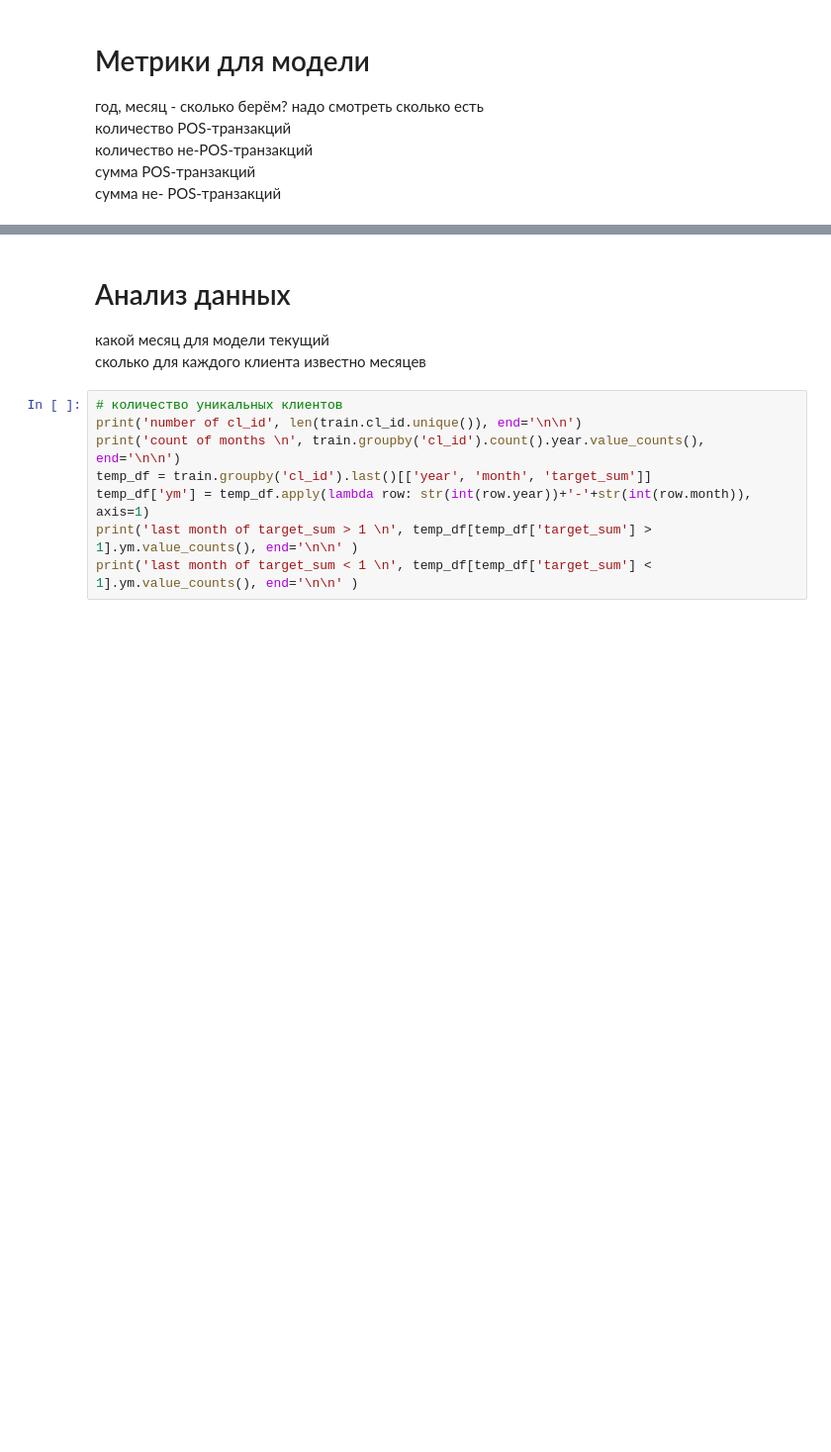
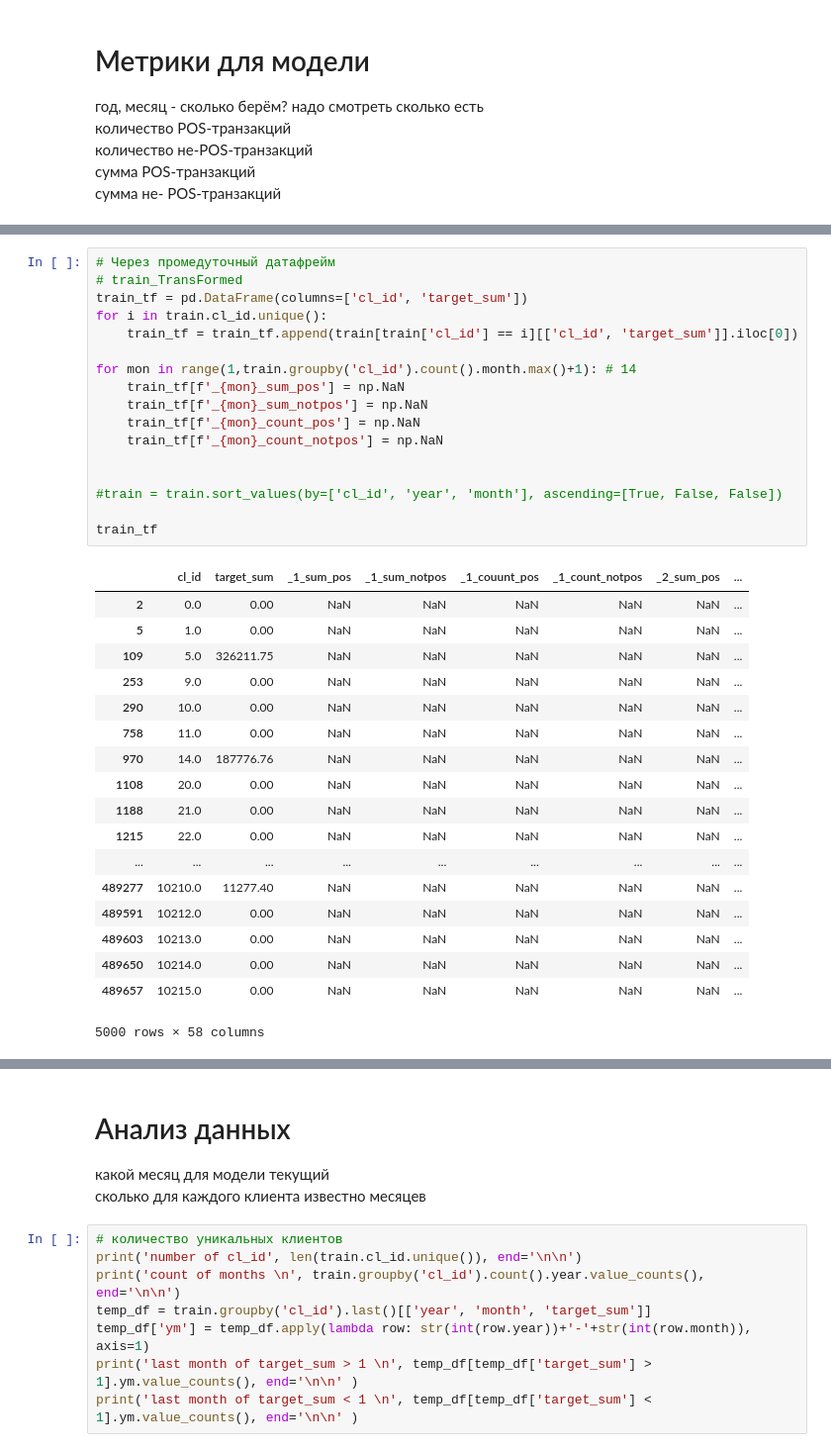
Before and after one commit to Hitriihoma/Machine-learning-course-task, a Jupyter notebook: Zubarev ML.ipynb, the cells around one changed output, grey strips where cells are left out. Shown: that part at 99% size. Saved outputs shown, nothing was run; the diff lists cells and outputs as text; blank space fills up the shorter version.

```diff
--- a/Zubarev ML.ipynb
+++ b/Zubarev ML.ipynb
@@ -137,0 +143,36 @@ train.head()
+# %%
+# Через промедуточный датафрейм
+# train_TransFormed
+train_tf = pd.DataFrame(columns=['cl_id', 'target_sum'])
+for i in train.cl_id.unique():
+    train_tf = train_tf.append(train[train['cl_id'] == i][['cl_id', 'target_sum']].iloc[0])
+
+for mon in range(1,train.groupby('cl_id').count().month.max()+1): # 14
+    train_tf[f'_{mon}_sum_pos'] = np.NaN
+    train_tf[f'_{mon}_sum_notpos'] = np.NaN
+    train_tf[f'_{mon}_count_pos'] = np.NaN
+    train_tf[f'_{mon}_count_notpos'] = np.NaN
+
+
+#train = train.sort_values(by=['cl_id', 'year', 'month'], ascending=[True, False, False])
+
+train_tf
+# %% [output]
+|  | cl_id | target_sum | _1_sum_pos | _1_sum_notpos | _1_couunt_pos | _1_count_notpos | _2_sum_pos | ... |
+| 2 | 0.0 | 0.00 | NaN | NaN | NaN | NaN | NaN | ... |
+| 5 | 1.0 | 0.00 | NaN | NaN | NaN | NaN | NaN | ... |
+| 109 | 5.0 | 326211.75 | NaN | NaN | NaN | NaN | NaN | ... |
+| 253 | 9.0 | 0.00 | NaN | NaN | NaN | NaN | NaN | ... |
+| 290 | 10.0 | 0.00 | NaN | NaN | NaN | NaN | NaN | ... |
+| 758 | 11.0 | 0.00 | NaN | NaN | NaN | NaN | NaN | ... |
+| 970 | 14.0 | 187776.76 | NaN | NaN | NaN | NaN | NaN | ... |
+| 1108 | 20.0 | 0.00 | NaN | NaN | NaN | NaN | NaN | ... |
+| 1188 | 21.0 | 0.00 | NaN | NaN | NaN | NaN | NaN | ... |
+| 1215 | 22.0 | 0.00 | NaN | NaN | NaN | NaN | NaN | ... |
+| ... | ... | ... | ... | ... | ... | ... | ... | ... |
+| 489277 | 10210.0 | 11277.40 | NaN | NaN | NaN | NaN | NaN | ... |
+| 489591 | 10212.0 | 0.00 | NaN | NaN | NaN | NaN | NaN | ... |
+| 489603 | 10213.0 | 0.00 | NaN | NaN | NaN | NaN | NaN | ... |
+| 489650 | 10214.0 | 0.00 | NaN | NaN | NaN | NaN | NaN | ... |
+| 489657 | 10215.0 | 0.00 | NaN | NaN | NaN | NaN | NaN | ... |
+5000 rows × 58 columns
```
Also changed, not shown: parts of 9 cells of this notebook.
